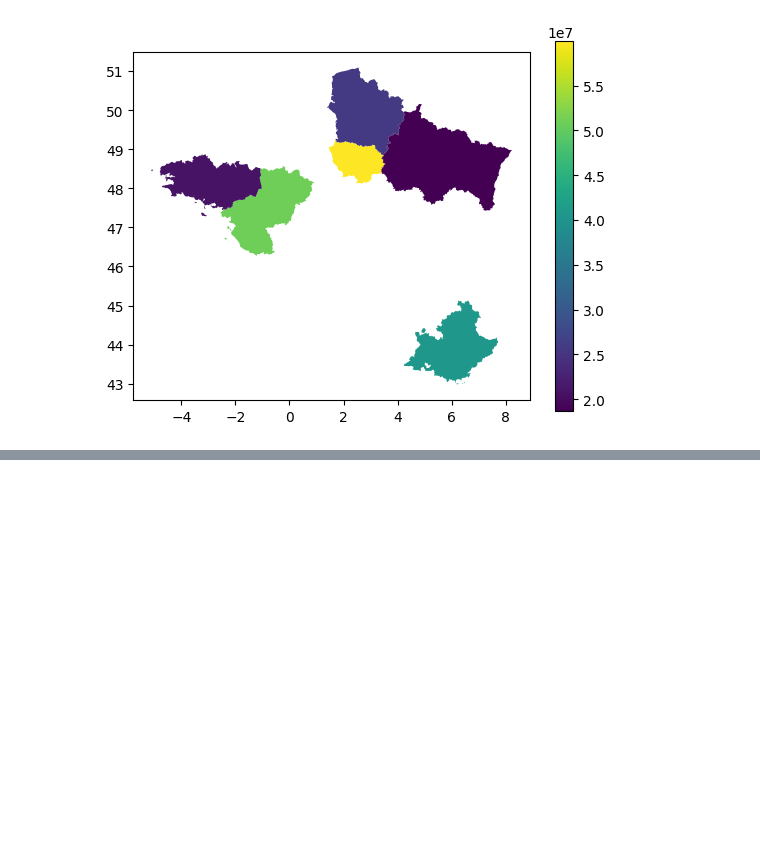
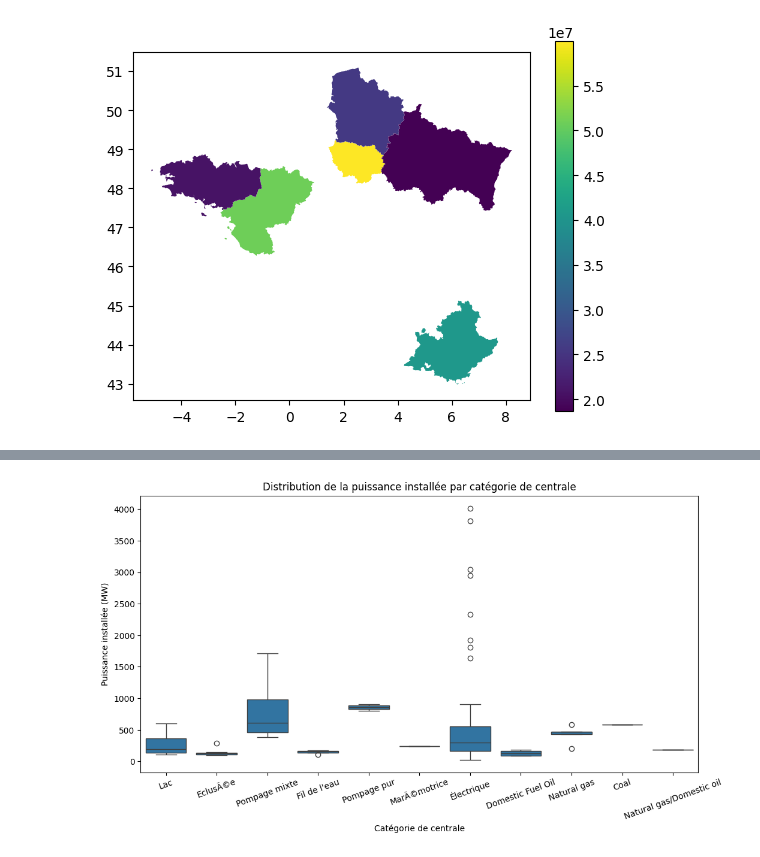
Before and after one commit to Mcrash01/GreenAI, a Jupyter notebook: Centralanalyse.ipynb, the cells around one changed output, grey strips where cells are left out. Saved outputs shown, nothing was run; the diff lists cells and outputs as text; code cells hidden in the pictures; blank space fills up the shorter version.

```diff
--- a/Centralanalyse.ipynb
+++ b/Centralanalyse.ipynb
@@ -290,0 +321,10 @@ plt.show()
+# %%
+plt.figure(figsize=(12, 6))
+sns.boxplot(x='categorie_centrale', y='puissance_installee', data=datacentrale)
+plt.title('Distribution de la puissance installée par catégorie de centrale')
+plt.xlabel('Catégorie de centrale')
+plt.ylabel('Puissance installée (MW)')
+plt.xticks(rotation=20)
+plt.show()
+# %% [output]
+[figure, added]
```
Also changed, not shown: parts of 5 cells of this notebook.
